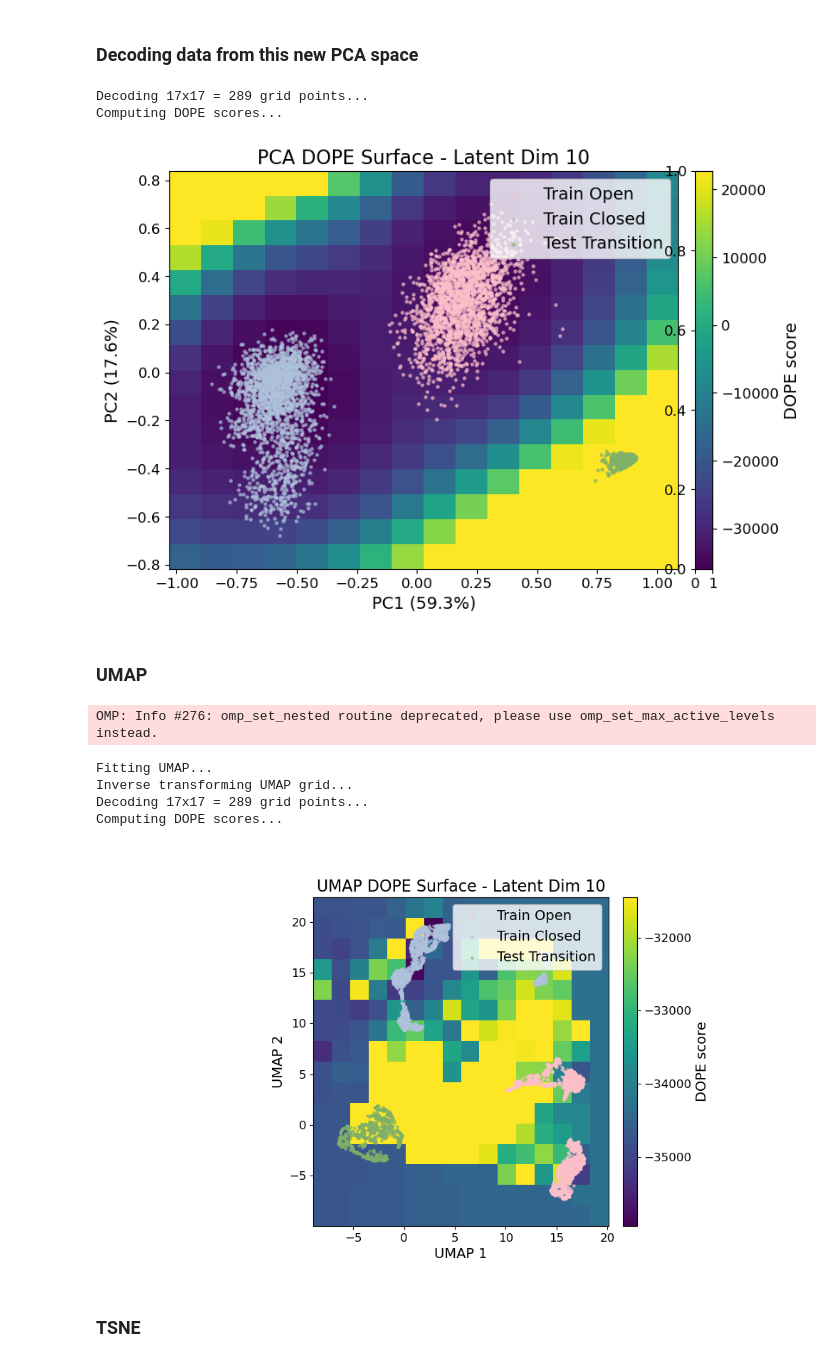
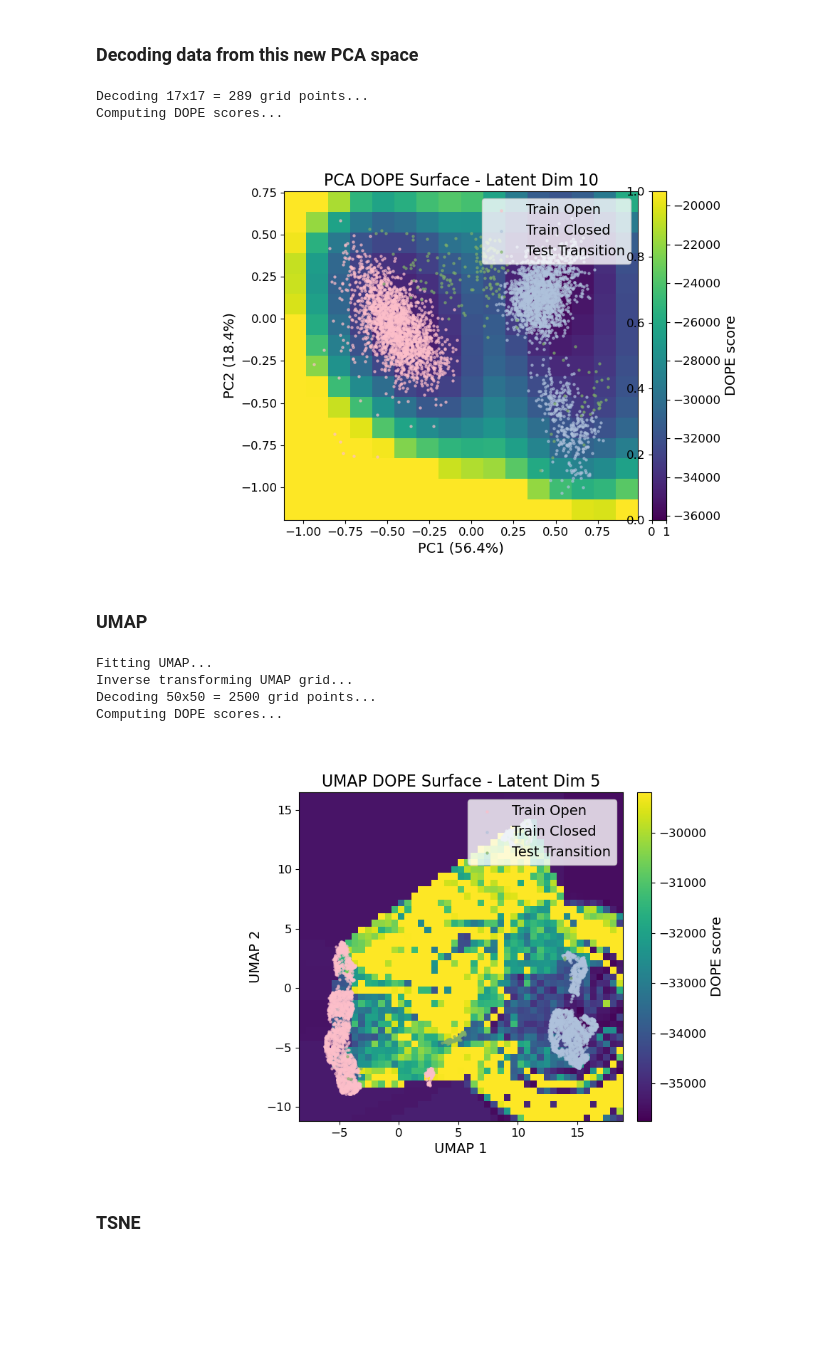
Before and after one commit to briandaniel14/molearn, a Jupyter notebook: analysis/cnn_multi_dim.ipynb, the cells around one changed output. Saved outputs shown, nothing was run; the diff lists cells and outputs as text; code cells hidden in the pictures; blank space fills up the shorter version.

```diff
--- a/analysis/cnn_multi_dim.ipynb
+++ b/analysis/cnn_multi_dim.ipynb
@@ -32,21 +32,21 @@ mean = json.load(open("../data/data_statistics_full.json"))["mean"]
 std = json.load(open("../data/data_statistics_full.json"))["std"]
 
 data_closed = PDBData(
-    filename=["../data/full_MurD_closed.pdb"],
+    filename=["../data/full_murd_closed.pdb"],
     atoms=atoms,
     fix_terminal=True,
 )
 _ = data_closed.prepare_dataset(mean=mean, std=std)
 
 data_open = PDBData(
-    filename=["../data/full_MurD_open.pdb"],
+    filename=["../data/full_murd_open.pdb"],
     atoms=atoms,
     fix_terminal=True,
 )
 _ = data_open.prepare_dataset(mean=mean, std=std)
 
 data_test = PDBData(
-    filename=["../data/MurD_closed_apo.pdb"],
+    filename=["../data/full_murd_closed_open_1.pdb"],
     atoms=atoms,
     fix_terminal=True,
 )
@@ -495,14 +512,14 @@ plt.show()
 # %% [output]
 Decoding 17x17 = 289 grid points...
 Computing DOPE scores...
-[figure, old version]
+[figure, new version]
 # %% [markdown]
 ### UMAP
 # %%
 import umap
 
 latent_dim = 5
-n_samples = 30  # Grid resolution
+n_samples = 50  # Grid resolution
 margin = 0.1    # 10% margin around data
 refine = False
 
@@ -515,7 +532,7 @@ latent_all = np.vstack([
 
 # Fit UMAP
 print("Fitting UMAP...")
-reducer = umap.UMAP(n_components=2, random_state=RANDOM_STATE, n_neighbors=30, min_dist=0.1)
+reducer = umap.UMAP(n_components=2, random_state=RANDOM_STATE, n_neighbors=10, min_dist=0.1)
 embedding = reducer.fit_transform(latent_all)
 
 # Create grid bounds in UMAP space
@@ -573,39 +590,38 @@ ax.set_xlim(u_vals.min(), u_vals.max())
 ax.set_ylim(v_vals.min(), v_vals.max())
 ax.set_xlabel('UMAP 1')
 ax.set_ylabel('UMAP 2')
 ax.set_title(f'UMAP DOPE Surface - Latent Dim {latent_dim}')
 ax.grid(False)
 ax.set_aspect('equal')
 
 # Overlay datasets - transform each dataset through UMAP
 umap_open = reducer.transform(MAs[latent_dim].get_encoded('train_open'))
 umap_closed = reducer.transform(MAs[latent_dim].get_encoded('train_closed'))
 umap_test = reducer.transform(MAs[latent_dim].get_encoded('test_trans'))
 
 ax.scatter(umap_open[:, 0], umap_open[:, 1], c='#FDBFCA', s=5, alpha=0.6, label='Train Open')
 ax.scatter(umap_closed[:, 0], umap_closed[:, 1], c='#AFC2DC', s=5, alpha=0.6, label='Train Closed')
 ax.scatter(umap_test[:, 0], umap_test[:, 1], c='#7FB069', s=5, alpha=0.6, label='Test Transition')
 ax.legend(loc='upper right')
 
 # Add colorbar
 cbar_ax = fig.add_axes([
     ax.get_position().x1 + 0.02,
     ax.get_position().y0,
     0.02,
     ax.get_position().height,
 ])
 cb = fig.colorbar(mesh, cax=cbar_ax)
 cb.ax.tick_params(left=False, right=True)
 cb.ax.set_ylabel('DOPE score')
 
 plt.show()
 # %% [output]
-OMP: Info #276: omp_set_nested routine deprecated, please use omp_set_max_active_levels instead.
+Fitting UMAP...
+Inverse transforming UMAP grid...
+Decoding 50x50 = 2500 grid points...
+Computing DOPE scores...
-Fitting UMAP...
-Inverse transforming UMAP grid...
-Decoding 17x17 = 289 grid points...
-Computing DOPE scores...
-[figure, old version]
+[figure, new version]
 # %% [markdown]
 ### TSNE
 # %%
```
Also changed, not shown: parts of 9 cells of this notebook, 47 other files.
